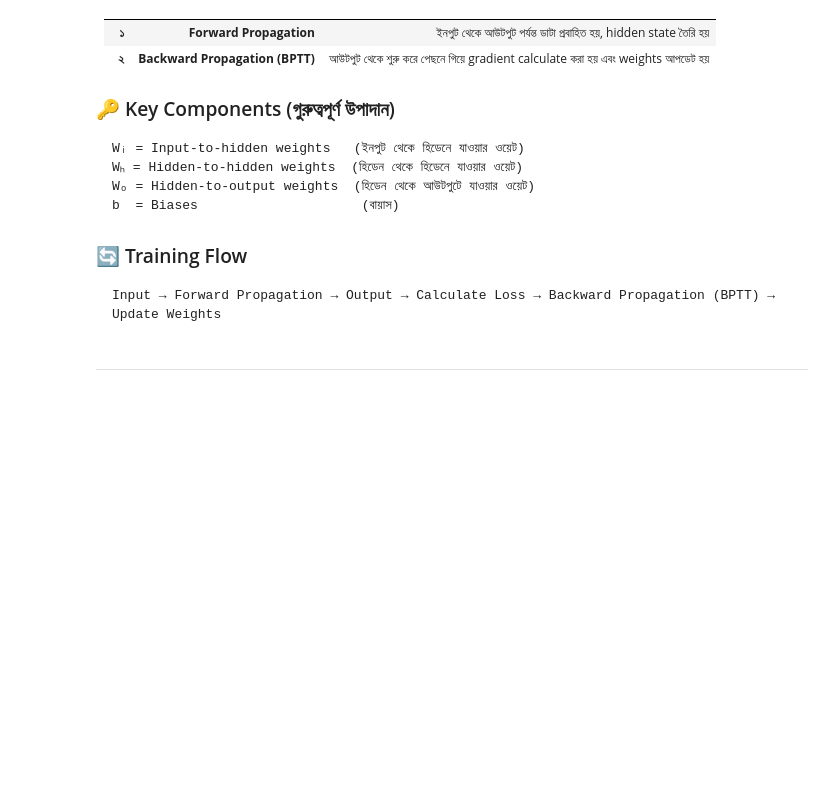
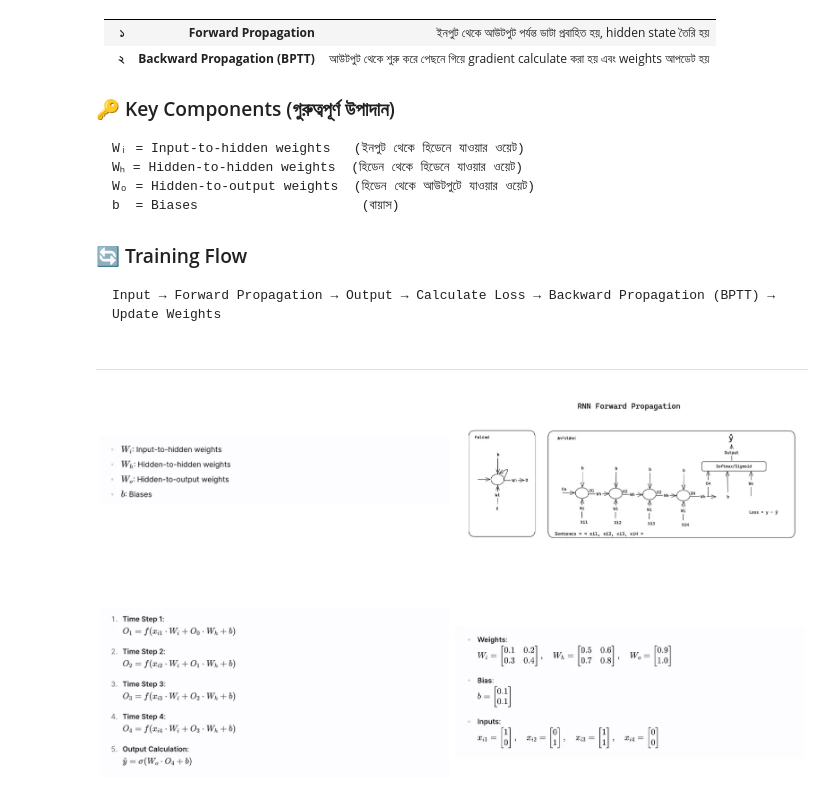
Before and after one commit to DhimanTarafdar/RNN-forward-and-backward-propagation, a Jupyter notebook: RNN_Forward_and_Backward_Propagation.ipynb, the cells around one changed output. Saved outputs shown, nothing was run; the diff lists cells and outputs as text; code cells hidden in the pictures; blank space fills up the shorter version.

Commit message:
Forward Propagation image

````diff
--- a/RNN_Forward_and_Backward_Propagation.ipynb
+++ b/RNN_Forward_and_Backward_Propagation.ipynb
@@ -29,3 +29,42 @@ Input → Forward Propagation → Output → Calculate Loss → Backward Propaga
 ```
 
 ---
+# %%
+from matplotlib import pyplot as plt
+from PIL import Image
+
+# Load images
+main_img = Image.open('/content/forward1.png')
+right_img = Image.open('/content/forward2.png')
+left_bottom_img = Image.open('/content/forward3.png')
+right_bottom_img = Image.open('/content/forward4.png')
+
+# Bigger figure size
+fig = plt.figure(figsize=(16,12))
+
+# Main image
+plt.subplot(2,2,1)
+plt.imshow(main_img)
+plt.axis('off')
+
+# Right image
+plt.subplot(2,2,2)
+plt.imshow(right_img)
+plt.axis('off')
+
+# Left bottom image
+plt.subplot(2,2,3)
+plt.imshow(left_bottom_img)
+plt.axis('off')
+
+# Right bottom image
+plt.subplot(2,2,4)
+plt.imshow(right_bottom_img)
+plt.axis('off')
+
+# Space adjustment
+plt.tight_layout()
+
+plt.show()
+# %% [output]
+[figure, added]
````
Also changed, not shown: parts of 1 cell of this notebook.
